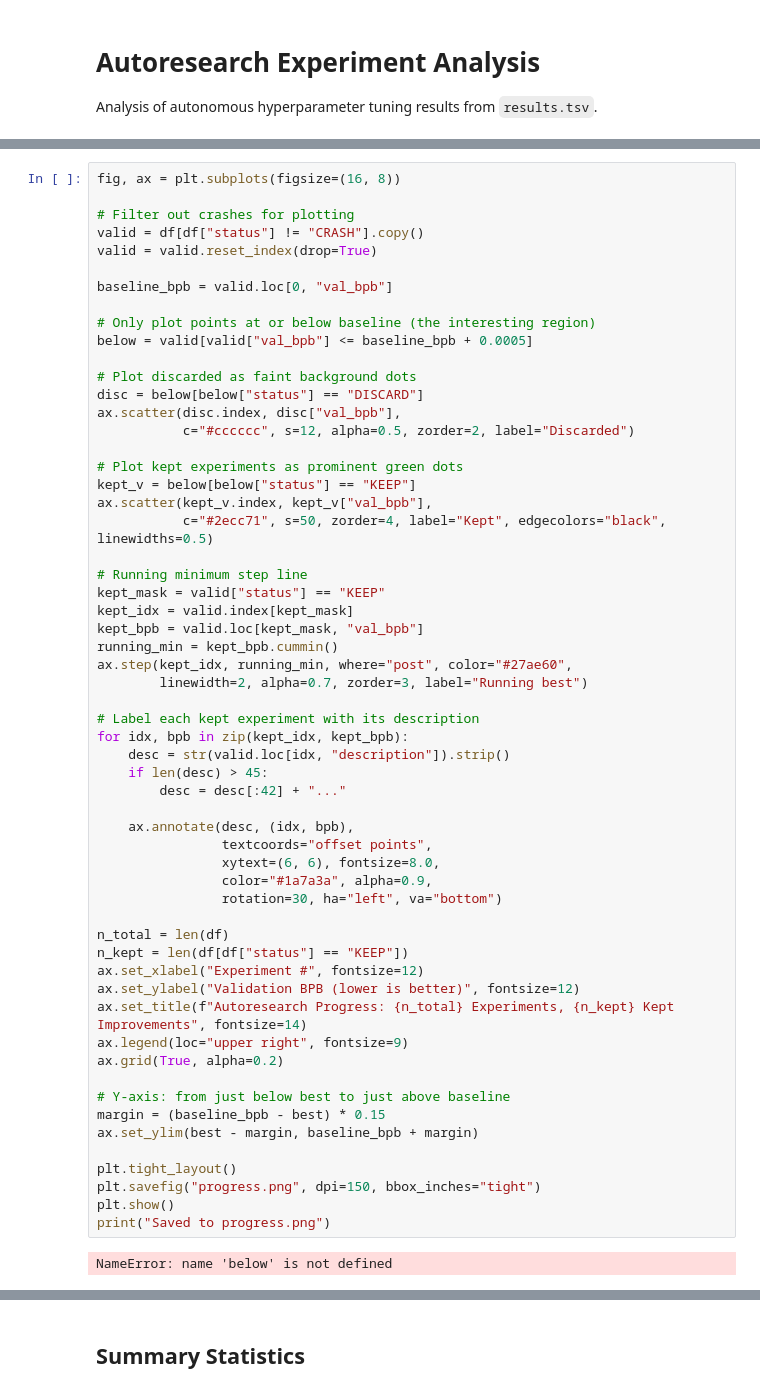
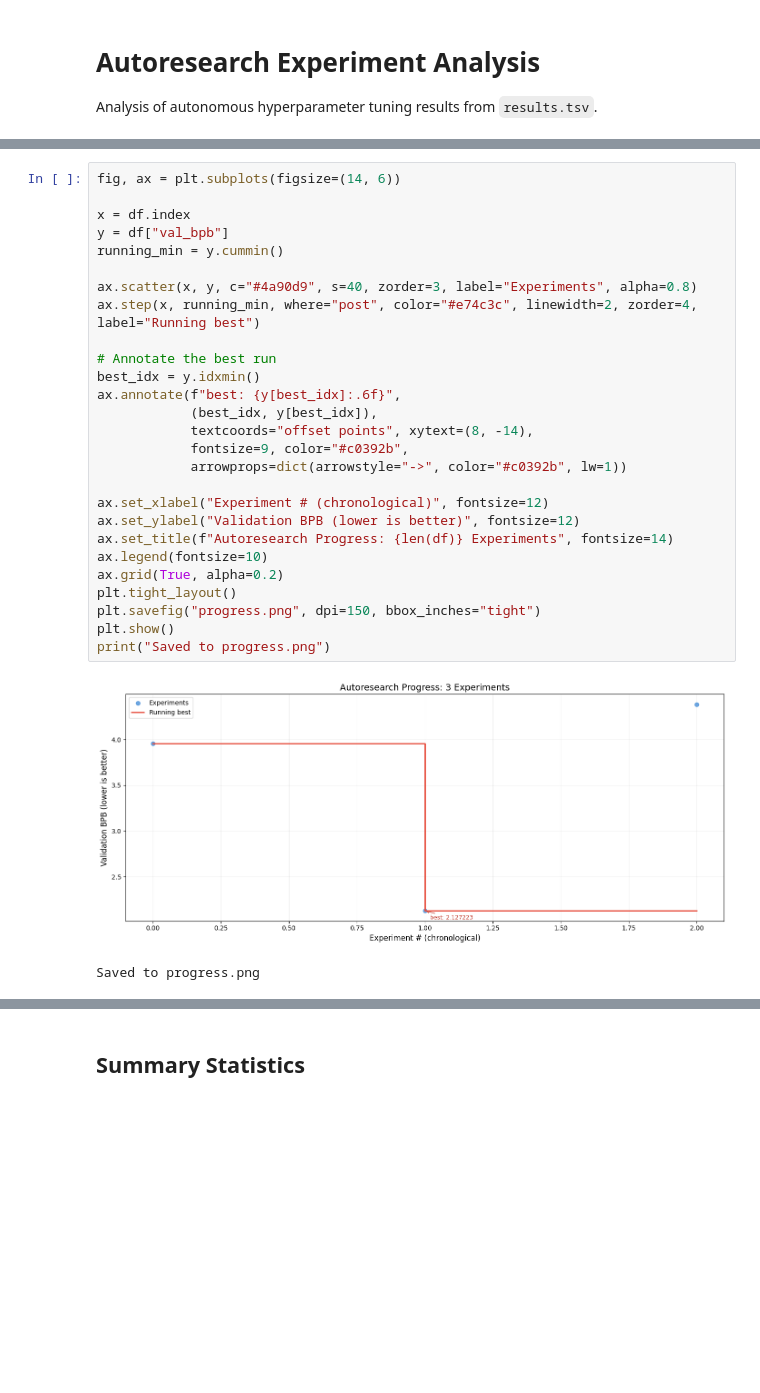
Before and after one commit to themaker00001/Auto_research, a Jupyter notebook: analysis.ipynb, the cells around one changed output, grey strips where cells are left out. Saved outputs shown, nothing was run; the diff lists cells and outputs as text; blank space fills up the shorter version.

```diff
--- a/analysis.ipynb
+++ b/analysis.ipynb
@@ -50,60 +85,30 @@ Track how the best (kept) val_bpb evolves as experiments progress. The running m
 # %%
-fig, ax = plt.subplots(figsize=(16, 8))
+fig, ax = plt.subplots(figsize=(14, 6))
 
-# Filter out crashes for plotting
-valid = df[df["status"] != "CRASH"].copy()
-valid = valid.reset_index(drop=True)
+x = df.index
+y = df["val_bpb"]
+running_min = y.cummin()
 
-baseline_bpb = valid.loc[0, "val_bpb"]
+ax.scatter(x, y, c="#4a90d9", s=40, zorder=3, label="Experiments", alpha=0.8)
+ax.step(x, running_min, where="post", color="#e74c3c", linewidth=2, zorder=4, label="Running best")
 
-# Only plot points at or below baseline (the interesting region)
-below = valid[valid["val_bpb"] <= baseline_bpb + 0.0005]
+# Annotate the best run
+best_idx = y.idxmin()
+ax.annotate(f"best: {y[best_idx]:.6f}",
+            (best_idx, y[best_idx]),
+            textcoords="offset points", xytext=(8, -14),
+            fontsize=9, color="#c0392b",
+            arrowprops=dict(arrowstyle="->", color="#c0392b", lw=1))
 
-# Plot discarded as faint background dots
-disc = below[below["status"] == "DISCARD"]
-ax.scatter(disc.index, disc["val_bpb"],
-           c="#cccccc", s=12, alpha=0.5, zorder=2, label="Discarded")
-
-# Plot kept experiments as prominent green dots
-kept_v = below[below["status"] == "KEEP"]
-ax.scatter(kept_v.index, kept_v["val_bpb"],
-           c="#2ecc71", s=50, zorder=4, label="Kept", edgecolors="black", linewidths=0.5)
-
-# Running minimum step line
-kept_mask = valid["status"] == "KEEP"
-kept_idx = valid.index[kept_mask]
-kept_bpb = valid.loc[kept_mask, "val_bpb"]
-running_min = kept_bpb.cummin()
-ax.step(kept_idx, running_min, where="post", color="#27ae60",
-        linewidth=2, alpha=0.7, zorder=3, label="Running best")
-
-# Label each kept experiment with its description
-for idx, bpb in zip(kept_idx, kept_bpb):
-    desc = str(valid.loc[idx, "description"]).strip()
-    if len(desc) > 45:
-        desc = desc[:42] + "..."
-
-    ax.annotate(desc, (idx, bpb),
-                textcoords="offset points",
-                xytext=(6, 6), fontsize=8.0,
-                color="#1a7a3a", alpha=0.9,
-                rotation=30, ha="left", va="bottom")
-
-n_total = len(df)
-n_kept = len(df[df["status"] == "KEEP"])
-ax.set_xlabel("Experiment #", fontsize=12)
+ax.set_xlabel("Experiment # (chronological)", fontsize=12)
 ax.set_ylabel("Validation BPB (lower is better)", fontsize=12)
-ax.set_title(f"Autoresearch Progress: {n_total} Experiments, {n_kept} Kept Improvements", fontsize=14)
-ax.legend(loc="upper right", fontsize=9)
+ax.set_title(f"Autoresearch Progress: {len(df)} Experiments", fontsize=14)
+ax.legend(fontsize=10)
 ax.grid(True, alpha=0.2)
-
-# Y-axis: from just below best to just above baseline
-margin = (baseline_bpb - best) * 0.15
-ax.set_ylim(best - margin, baseline_bpb + margin)
-
 plt.tight_layout()
 plt.savefig("progress.png", dpi=150, bbox_inches="tight")
 plt.show()
 print("Saved to progress.png")
 # %% [output]
+[figure, new version]
-NameError: name 'below' is not defined
+Saved to progress.png
```
Also changed, not shown: parts of 9 cells of this notebook, 1 other file.
